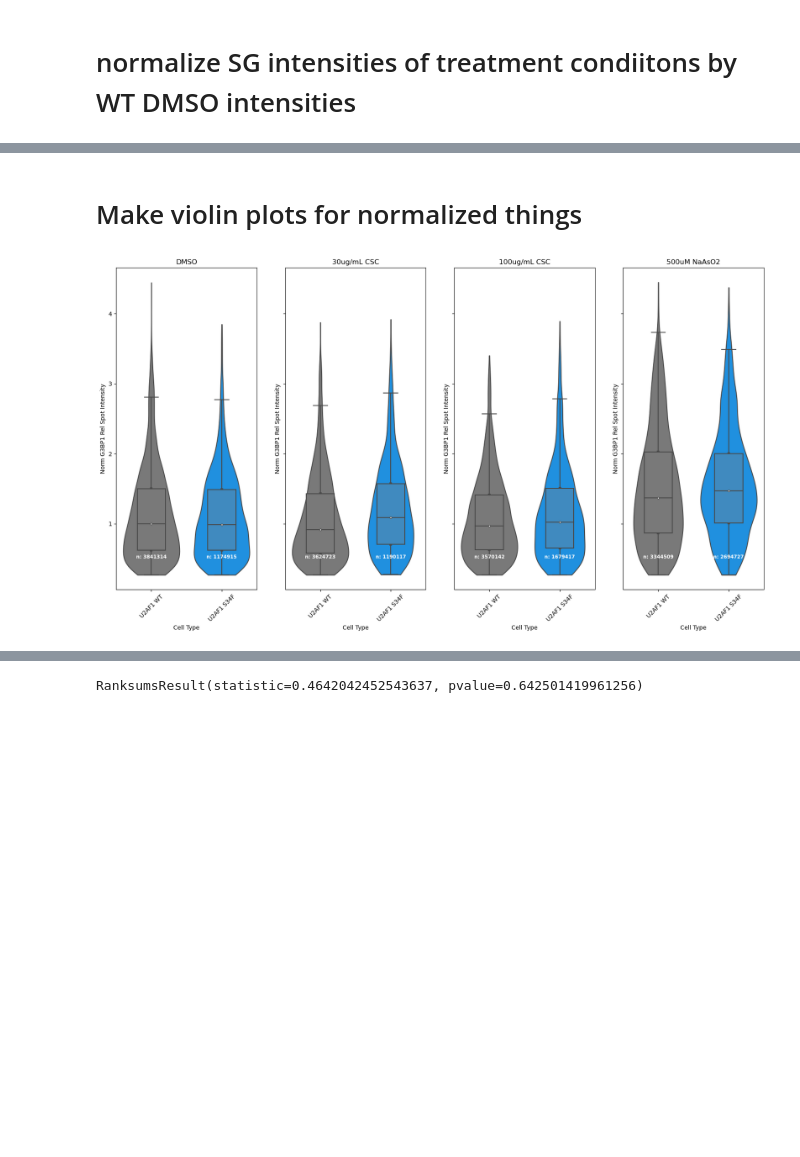
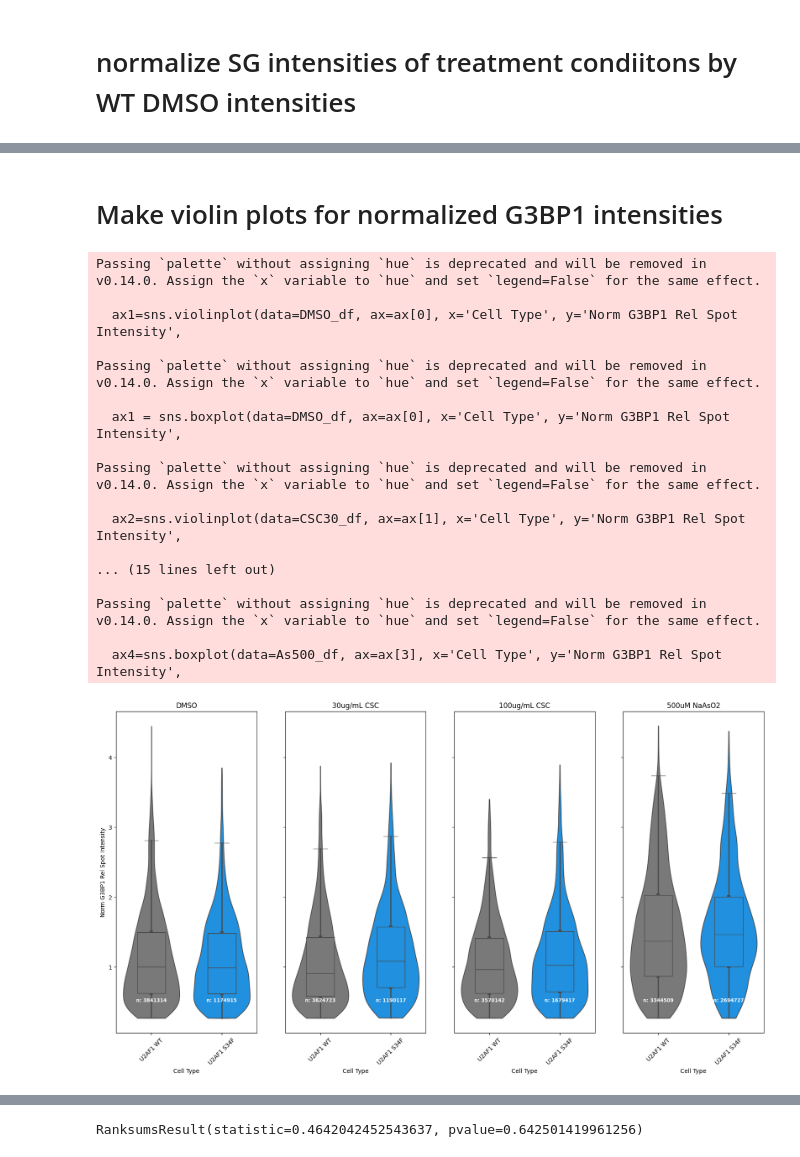
Before and after one commit to cindyeliang/u2af1-kras, a Jupyter notebook: scripts/20250128_SG_analysis_combineclones-normbywtdmso_spotintensityonly.ipynb, the cells around one changed output, grey strips where cells are left out. Drawn from its saved outputs; the diff is of its cells as text; code cells hidden in the pictures; blank space fills up the shorter version.

```diff
--- a/scripts/20250128_SG_analysis_combineclones-normbywtdmso_spotintensityonly.ipynb
+++ b/scripts/20250128_SG_analysis_combineclones-normbywtdmso_spotintensityonly.ipynb
@@ -14,7 +14,9 @@ import matplotlib
 matplotlib.rcParams['pdf.fonttype'] = 42
 
 #load G3BP1 signal dataframe
-G3BP1_df = pd.read_csv('/Users/liang1/Desktop/SG_signal_tables/Objects_Population - G3BP1Spots Selected.txt',sep='\t')
+G3BP1_df = pd.read_csv('../Objects_Population - G3BP1Spots Selected.txt',
+                       sep='\t',
+                       skiprows = 9)
 # %%
 #extract relevant columns from df
 
@@ -95,8 +88,8 @@ See the caveats in the documentation: https://pandas.pydata.org/pandas-docs/stab
 #first split DMSO df by cell type
 
 #split dfs by cell type for DMSO condition
-WT_DMSO_df = DMSO_df.loc[(DMSO_df['Cell Type']=='W')]
-S34F_DMSO_df = DMSO_df.loc[(DMSO_df['Cell Type']=='S')]
+WT_DMSO_df = DMSO_df.loc[(DMSO_df['Cell Type']=='WT')]
+S34F_DMSO_df = DMSO_df.loc[(DMSO_df['Cell Type']=='S34F')]
 
 #calculate medians of DMSO G3BP1 rel spot intensity per genotype
 WT_DMSOmedian = WT_DMSO_df['G3BP1Spots Selected - Relative Spot  Intensity'].median()
@@ -109,19 +102,19 @@ WT_DMSOtotalcountsMed = WT_DMSO_df['G3BP1Spots Selected - Object No in G3BP1Spot
 
 #split other treatment dfs by cell type
 #30ug/mL CSC
-WT_CSC30_df = CSC30_df.loc[(CSC30_df['Cell Type']=='W')]
-S34F_CSC30_df = CSC30_df.loc[(CSC30_df['Cell Type']=='S')]
+WT_CSC30_df = CSC30_df.loc[(CSC30_df['Cell Type']=='WT')]
+S34F_CSC30_df = CSC30_df.loc[(CSC30_df['Cell Type']=='S34F')]
 
 #100ug/mL CSC
-WT_CSC100_df = CSC100_df.loc[(CSC100_df['Cell Type']=='W')]
-S34F_CSC100_df = CSC100_df.loc[(CSC100_df['Cell Type']=='S')]
+WT_CSC100_df = CSC100_df.loc[(CSC100_df['Cell Type']=='WT')]
+S34F_CSC100_df = CSC100_df.loc[(CSC100_df['Cell Type']=='S34F')]
 
 #500uM NaAsO2
-WT_As500_df = As500_df.loc[(As500_df)['Cell Type']=='W']
-S34F_As500_df = As500_df.loc[(As500_df)['Cell Type']=='S']
+WT_As500_df = As500_df.loc[(As500_df)['Cell Type']=='WT']
+S34F_As500_df = As500_df.loc[(As500_df)['Cell Type']=='S34F']
 
 #1000uM NaAsO2
-WT_As1000_df = As1000_df.loc[(As1000_df)['Cell Type']=='W']
-S34F_As1000_df = As1000_df.loc[(As1000_df)['Cell Type']=='S']
+WT_As1000_df = As1000_df.loc[(As1000_df)['Cell Type']=='WT']
+S34F_As1000_df = As1000_df.loc[(As1000_df)['Cell Type']=='S34F']
 
-# S34F_As1000_df.head()
+S34F_As1000_df.head()
@@ -340,12 +317,12 @@ csc100nobs = ["n: " + i for i in csc100nobs]
 as500nobs = [str(x) for x in as500counts]
 as500nobs = ["n: " + i for i in as500nobs]
 # %% [markdown]
-# Make violin plots for normalized things
+# Make violin plots for normalized G3BP1 intensities
 # %%
 #make violin plots of spot intensity
 
 fig, ax = plt.subplots(1, 4, sharey=True, sharex=True, figsize=(20,10))
-my_pal = {'W': "#797979", 'S':'#0095FF'}
+my_pal = {'WT': "#797979", 'S34F':'#0095FF'}
 genotypes = ['U2AF1 WT', 'U2AF1 S34F']
 
 #relative G3BP1 spot intensity
@@ -385,31 +362,48 @@ csc100pos = range(len(csc100nobs))
 for tick, label in zip(csc100pos, ax3.get_xticklabels()):
     ax3.text(csc100pos[tick], 0.2 + 0.3, csc100nobs[tick],
         horizontalalignment='center',
         size='small',
         color='w',
         weight='semibold')
 
 ax4=sns.violinplot(data=As500_df, ax=ax[3], x='Cell Type', y='Norm G3BP1 Rel Spot Intensity',
                 palette=my_pal, inner='box', cut=0)
 ax4=sns.boxplot(data=As500_df, ax=ax[3], x='Cell Type', y='Norm G3BP1 Rel Spot Intensity',
                 width=0.4, palette=my_pal, boxprops={'zorder': 2}, showfliers=False)
 
 as500pos = range(len(as500nobs))
 for tick, label in zip(as500pos, ax4.get_xticklabels()):
     ax4.text(as500pos[tick], 0.2 + 0.3, as500nobs[tick],
         horizontalalignment='center',
         size='small',
         color='w',
         weight='semibold')
 
 ax1.title.set_text('DMSO')
 ax2.title.set_text('30ug/mL CSC')
 ax3.title.set_text('100ug/mL CSC')
 ax4.title.set_text('500uM NaAsO2')
 
 axes = [ax1, ax2, ax3, ax4]
 
 for ax in axes:
     ax.set_xticklabels(genotypes, rotation=45)
 # %% [output]
+Passing `palette` without assigning `hue` is deprecated and will be removed in v0.14.0. Assign the `x` variable to `hue` and set `legend=False` for the same effect.
+
+  ax1=sns.violinplot(data=DMSO_df, ax=ax[0], x='Cell Type', y='Norm G3BP1 Rel Spot Intensity',
+
+Passing `palette` without assigning `hue` is deprecated and will be removed in v0.14.0. Assign the `x` variable to `hue` and set `legend=False` for the same effect.
+
+  ax1 = sns.boxplot(data=DMSO_df, ax=ax[0], x='Cell Type', y='Norm G3BP1 Rel Spot Intensity',
+
+Passing `palette` without assigning `hue` is deprecated and will be removed in v0.14.0. Assign the `x` variable to `hue` and set `legend=False` for the same effect.
+
+  ax2=sns.violinplot(data=CSC30_df, ax=ax[1], x='Cell Type', y='Norm G3BP1 Rel Spot Intensity',
+
+... (15 lines left out)
+
+Passing `palette` without assigning `hue` is deprecated and will be removed in v0.14.0. Assign the `x` variable to `hue` and set `legend=False` for the same effect.
+
+  ax4=sns.boxplot(data=As500_df, ax=ax[3], x='Cell Type', y='Norm G3BP1 Rel Spot Intensity',
-[figure, old version]
+[figure, new version]
```
Also changed, not shown: parts of 8 cells of this notebook.
